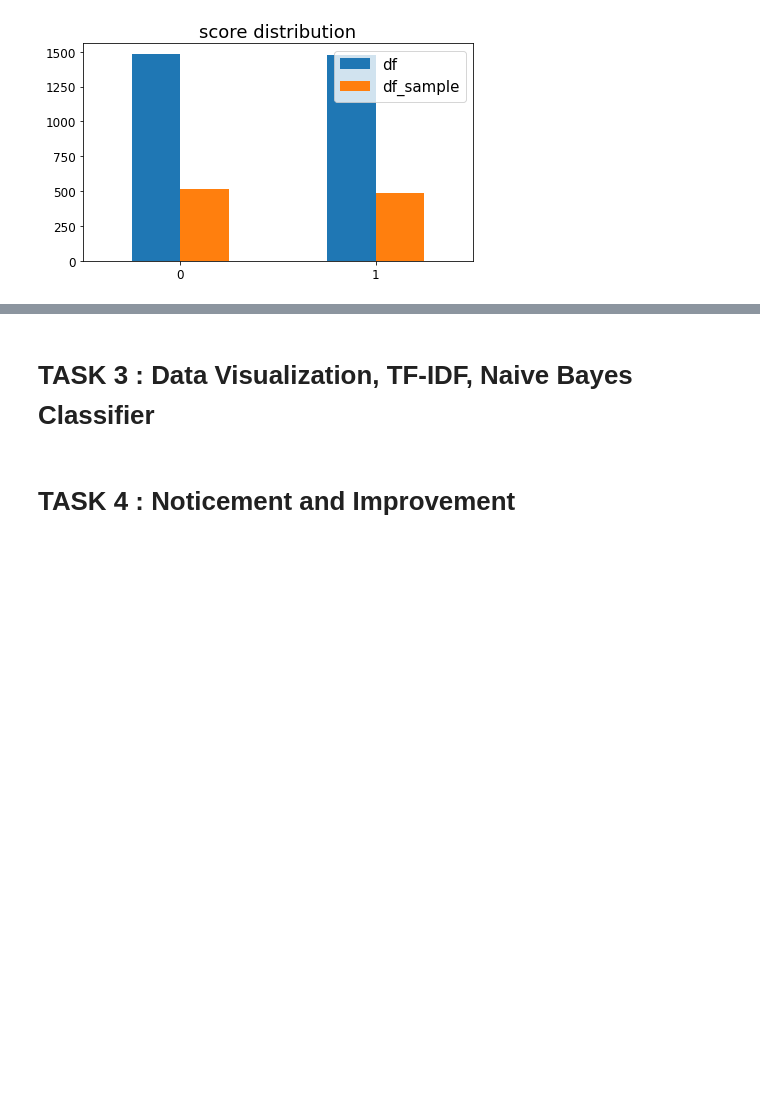
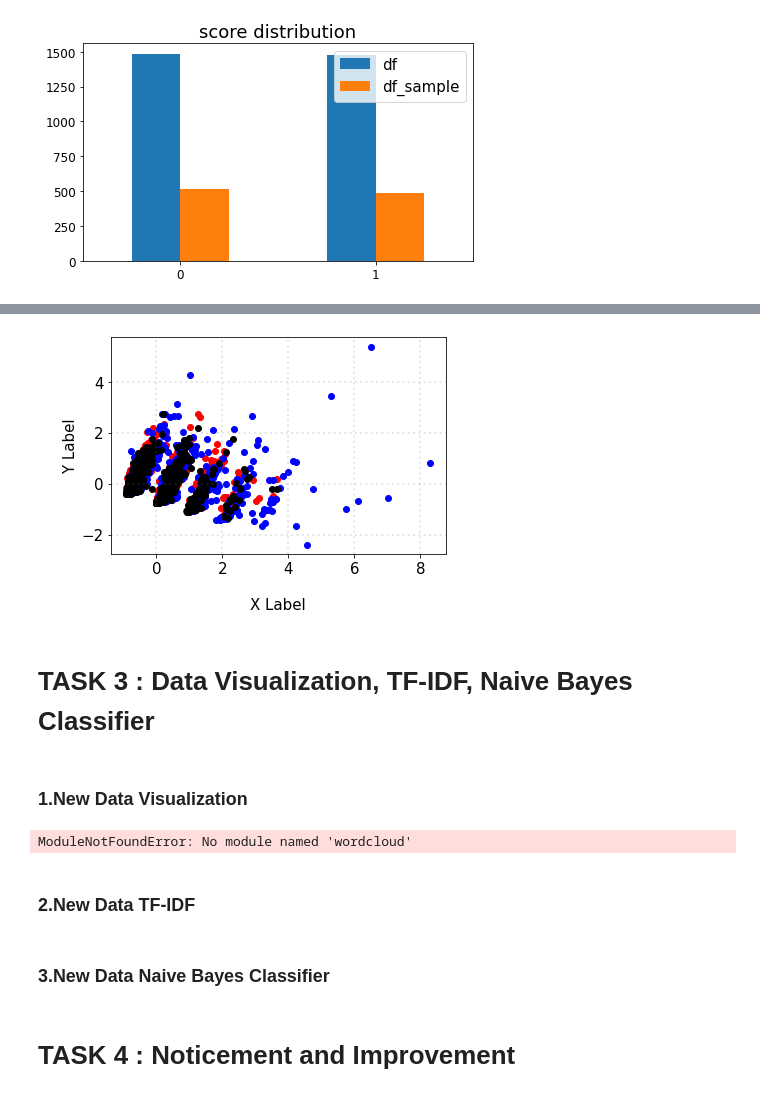
Before and after one commit to szlee118/DM2021-Lab1-Homework, a Jupyter notebook: DM2021-Lab1-Homework.ipynb, the cells around one changed output, grey strips where cells are left out. Cells and saved outputs as stored; diff of their text form; code cells hidden in the pictures; blank space fills up the shorter version.

```diff
--- a/DM2021-Lab1-Homework.ipynb
+++ b/DM2021-Lab1-Homework.ipynb
@@ -539,4 +608,46 @@ chart.plot.bar(title = 'score distribution', rot=0 , fontsize=12 , figsize = (7,
+# %%
+df_reduced = PCA(n_components = 2).fit_transform(df_counts.toarray())
+
+brands = ['amazon', 'imdb', 'yelp']
+color = ['red', 'blue', 'black']
+
+# plot
+fig = plt.figure()
+ax = fig.subplots()
+
+for c, brand in zip(color, brands):
+    xs = df_reduced[df['brand'] == brand].T[0]
+    ys = df_reduced[df['brand'] == brand].T[1]
+
+    ax.scatter(xs, ys, c = c, marker='o')
+
+ax.grid(color='gray', linestyle=':', linewidth=2, alpha=0.2)
+ax.set_xlabel('\nX Label')
+ax.set_ylabel('\nY Label')
+
+plt.show()
+# %% [output]
+[figure, added]
 # %% [markdown]
 # TASK 3 : Data Visualization, TF-IDF, Naive Bayes Classifier
+# %% [markdown]
+### 1.New Data Visualization
+# %%
+from wordcloud import WordCloud
+import matplotlib.pyplot as plt
+
+def plot_word_cloud(text):
+    """ Generate word cloud given some input text doc """
+    word_cloud = WordCloud(background_color="white").generate(text)
+    plt.figure(figsize=(10,8), facecolor='k')
+    plt.imshow(word_cloud, interpolation='bilinear')
+    plt.axis("off")
+    plt.show()
+# %% [output]
+ModuleNotFoundError: No module named 'wordcloud'
+# %% [markdown]
+### 2.New Data TF-IDF
+# %% [markdown]
+### 3.New Data Naive Bayes Classifier
 # %% [markdown]
 # TASK 4 : Noticement and Improvement
```
Also changed, not shown: parts of 6 cells of this notebook.
